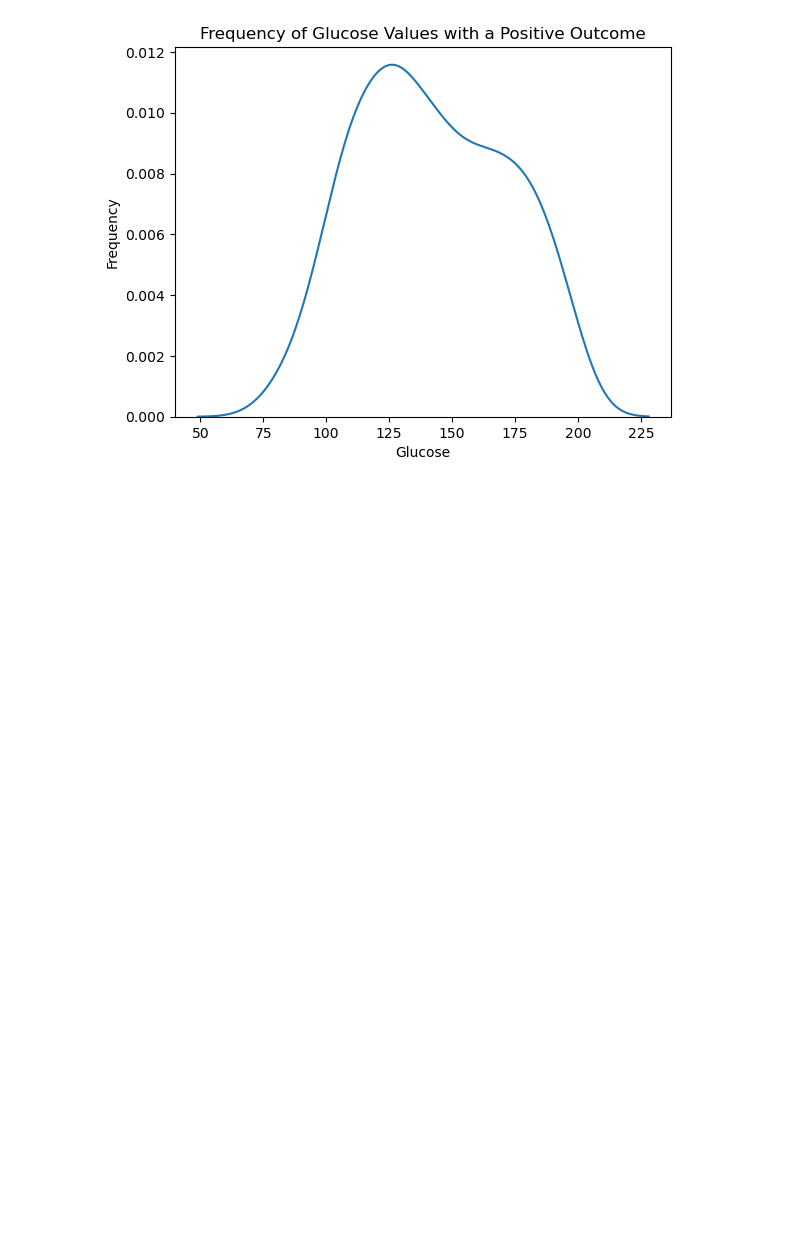
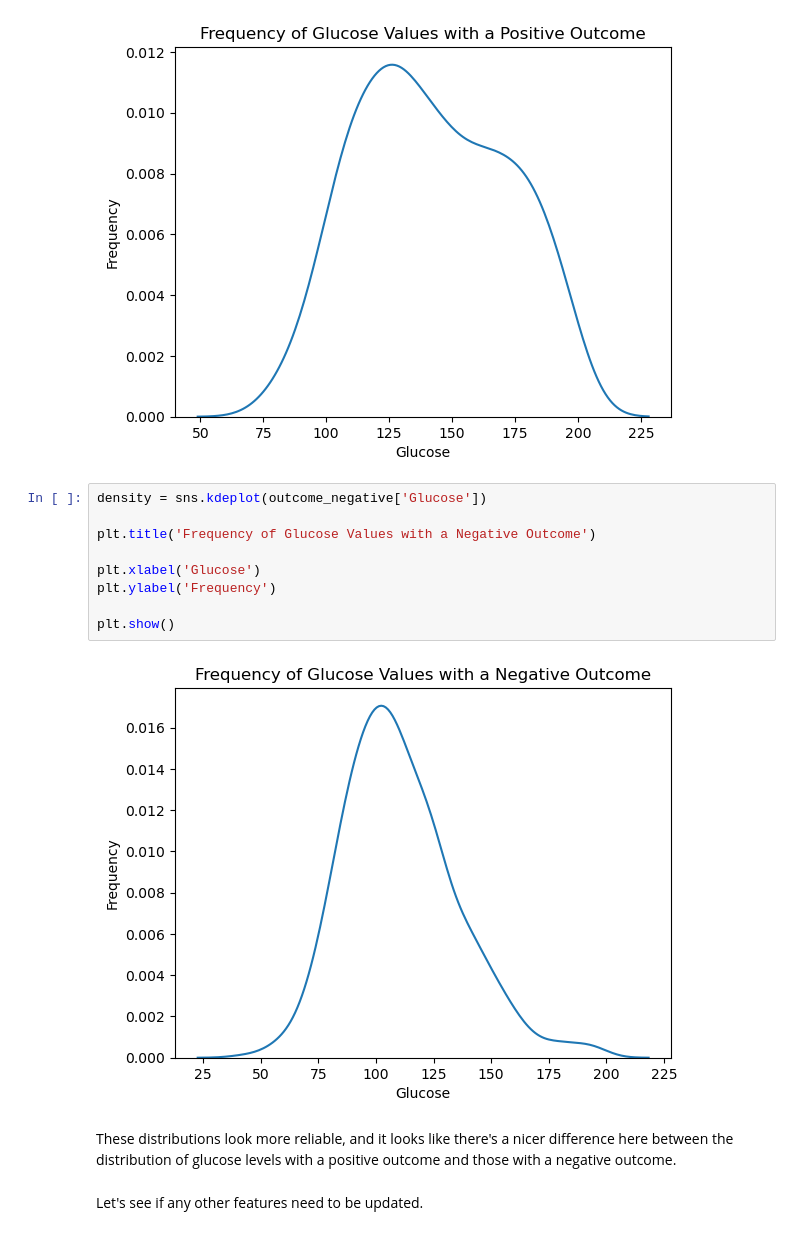
Before and after one commit to cmcghee152/Coolest-ML-Final, a Jupyter notebook: ML_Final2.ipynb, the cells around one changed output. Saved outputs shown, nothing was run; the diff lists cells and outputs as text; blank space fills up the shorter version.

```diff
--- a/ML_Final2.ipynb
+++ b/ML_Final2.ipynb
@@ -303,3 +299,18 @@ plt.ylabel('Frequency')
 plt.show()
 # %% [output]
 [figure]
+# %%
+density = sns.kdeplot(outcome_negative['Glucose'])
+
+plt.title('Frequency of Glucose Values with a Negative Outcome')
+
+plt.xlabel('Glucose')
+plt.ylabel('Frequency')
+
+plt.show()
+# %% [output]
+[figure, added]
+# %% [markdown]
+These distributions look more reliable, and it looks like there's a nicer difference here between the distribution of glucose levels with a positive outcome and those with a negative outcome.
+# %% [markdown]
+Let's see if any other features need to be updated.
```
Also changed, not shown: parts of 17 cells of this notebook.
